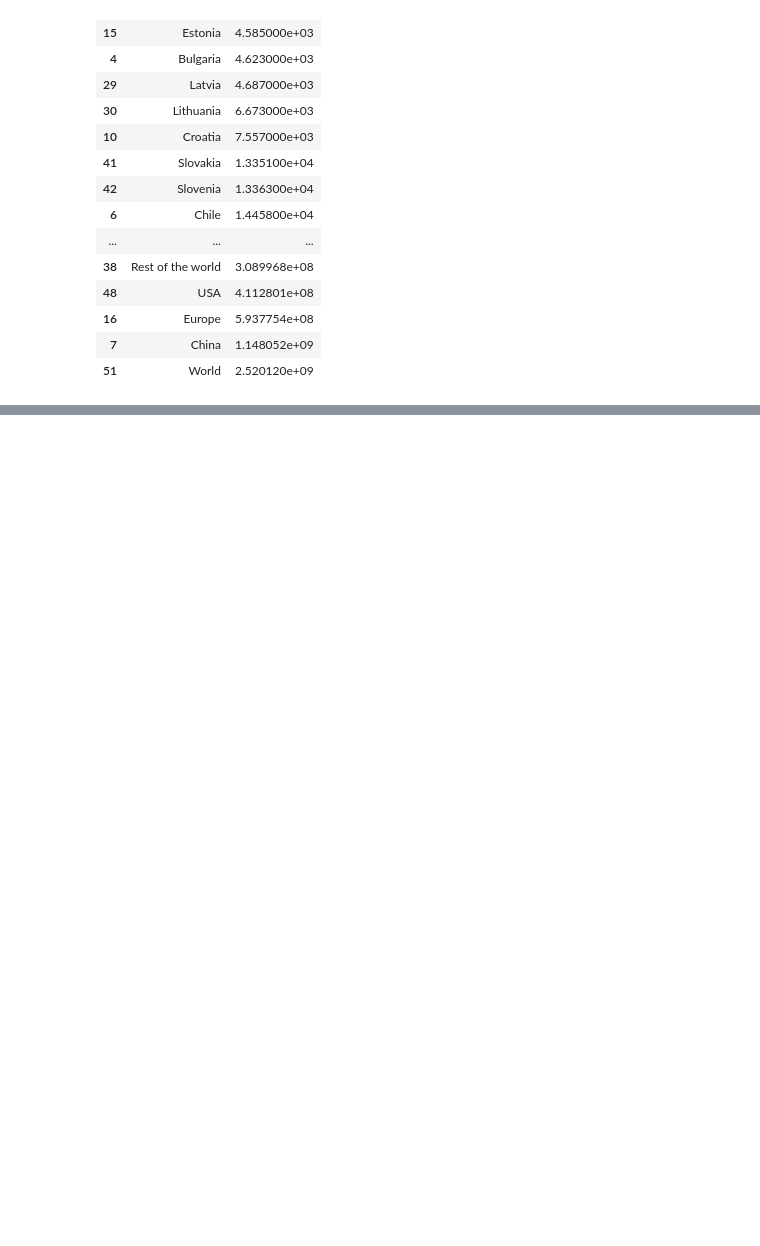
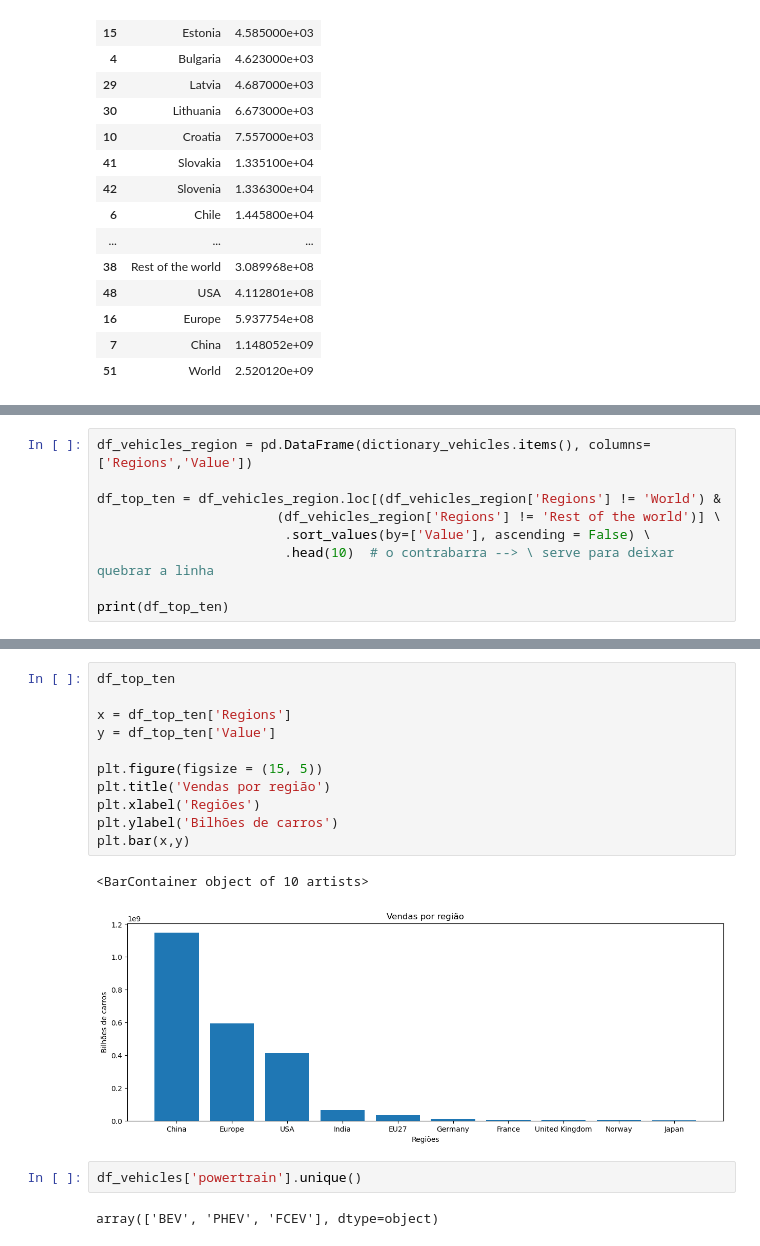
Before and after one commit to RoolphoQueiroz/senai115_python_dataScience, a Jupyter notebook: notebooks/04_matplotlib_vendas_ev_Rodolpho.ipynb, the cells around one changed output, grey strips where cells are left out. Cells and saved outputs as stored; diff of their text form; blank space fills up the shorter version.

```diff
--- a/notebooks/04_matplotlib_vendas_ev_Rodolpho.ipynb
+++ b/notebooks/04_matplotlib_vendas_ev_Rodolpho.ipynb
@@ -462,0 +256,9 @@ df_vehicles_region.sort_values(by=['Value'], ascending = False)
+# %%
+df_vehicles_region = pd.DataFrame(dictionary_vehicles.items(), columns=['Regions','Value'])
+
+df_top_ten = df_vehicles_region.loc[(df_vehicles_region['Regions'] != 'World') &
+                       (df_vehicles_region['Regions'] != 'Rest of the world')] \
+                        .sort_values(by=['Value'], ascending = False) \
+                        .head(10)  # o contrabarra --> \ serve para deixar quebrar a linha
+
+print(df_top_ten)
@@ -462,0 +277,18 @@ df_vehicles_region.sort_values(by=['Value'], ascending = False)
+# %%
+df_top_ten
+
+x = df_top_ten['Regions']
+y = df_top_ten['Value']
+
+plt.figure(figsize = (15, 5))
+plt.title('Vendas por região')
+plt.xlabel('Regiões')
+plt.ylabel('Bilhões de carros')
+plt.bar(x,y)
+# %% [output]
+<BarContainer object of 10 artists>
+[figure, added]
+# %%
+df_vehicles['powertrain'].unique()
+# %% [output]
+array(['BEV', 'PHEV', 'FCEV'], dtype=object)
```
Also changed, not shown: parts of 34 cells of this notebook, 1 other file.
